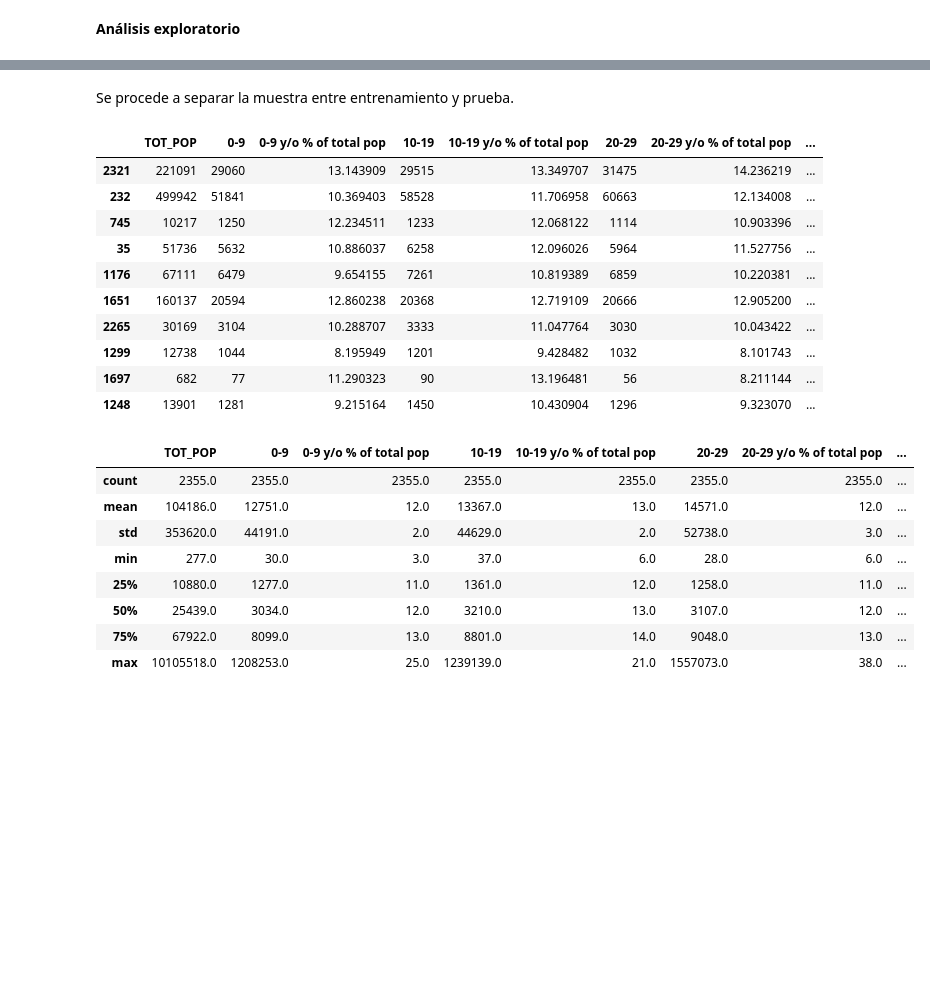
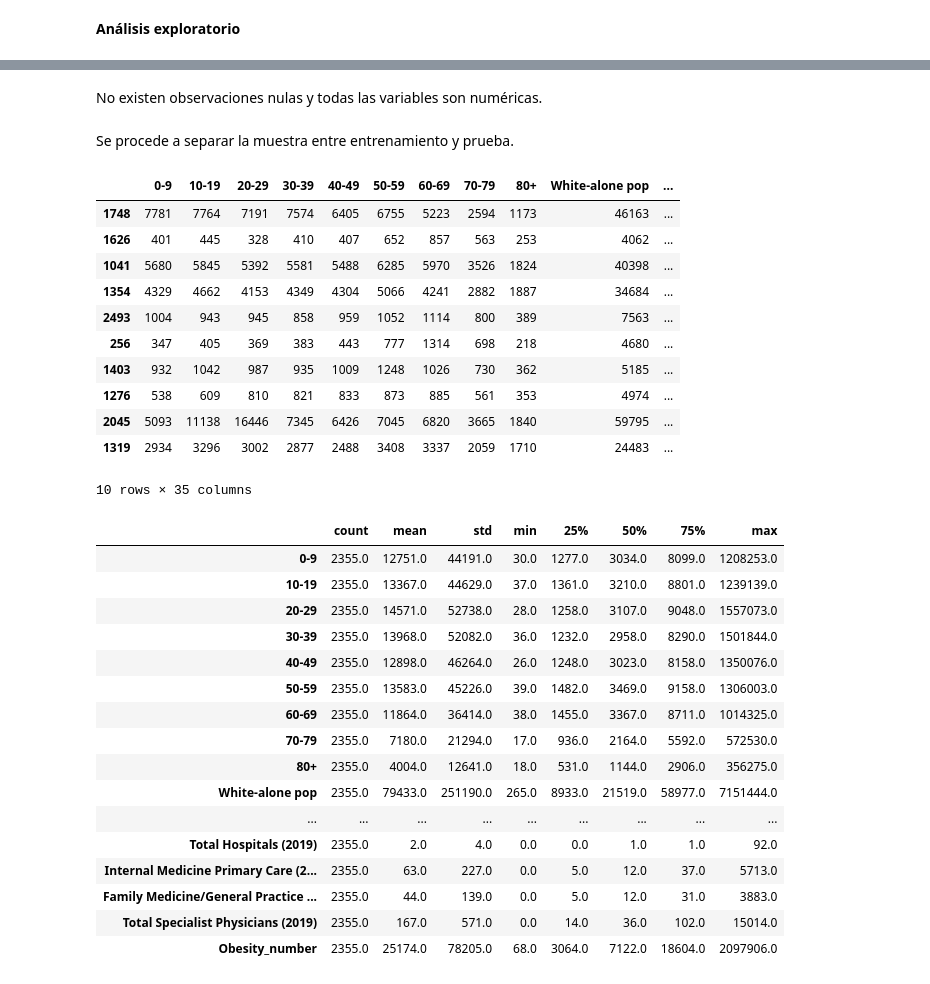
Before and after one commit to anasofiasama/Regularized-Lineal-Regression, a Jupyter notebook: src/explore.ipynb, the cells around one changed output, grey strips where cells are left out. Drawn from its saved outputs; the diff is of its cells as text; code cells hidden in the pictures; blank space fills up the shorter version.

```diff
--- a/src/explore.ipynb
+++ b/src/explore.ipynb
@@ -38,3 +42,6 @@ y=df['Obesity_number']
+# %%
+X=df[['0-9','10-19','20-29','30-39','40-49','50-59','60-69','70-79','80+','White-alone pop', 'Black-alone pop', 'Native American/American Indian-alone pop', 'Asian-alone pop', 'Hawaiian/Pacific Islander-alone pop', 'Two or more races pop','R_birth_2018', 'R_death_2018', 'R_INTERNATIONAL_MIG_2018', 'R_DOMESTIC_MIG_2018','Less than a high school diploma 2014-18', 'High school diploma only 2014-18', "Some college or associate's degree 2014-18", "Bachelor's degree or higher 2014-18", 'POVALL_2018', 'MEDHHINC_2018', 'Employed_2018', 'Active Physicians per 100000 Population 2018 (AAMC)', 'Total Active Patient Care Physicians per 100000 Population 2018 (AAMC)','Total nurse practitioners (2019)', 'Total physician assistants (2019)', 'Total Hospitals (2019)', 'Internal Medicine Primary Care (2019)', 'Family Medicine/General Practice Primary Care (2019)', 'Total Specialist Physicians (2019)']]
+y=df['Obesity_number']
 # %%
 X.info()
 # %% [output]
@@ -58,3 +65,5 @@ memory usage: 1.8 MB
+# %% [markdown]
+No existen observaciones nulas y todas las variables son numéricas.
 # %% [markdown]
 Se procede a separar la muestra entre entrenamiento y prueba.
 # %%
@@ -64,26 +73,35 @@ df_train=pd.concat([X_train,y_train], axis=1)
 # %%
 df_train.sample(10)
 # %% [output]
-|  | TOT_POP | 0-9 | 0-9 y/o % of total pop | 10-19 | 10-19 y/o % of total pop | 20-29 | 20-29 y/o % of total pop | ... |
-| 2321 | 221091 | 29060 | 13.143909 | 29515 | 13.349707 | 31475 | 14.236219 | ... |
-| 232 | 499942 | 51841 | 10.369403 | 58528 | 11.706958 | 60663 | 12.134008 | ... |
-| 745 | 10217 | 1250 | 12.234511 | 1233 | 12.068122 | 1114 | 10.903396 | ... |
-| 35 | 51736 | 5632 | 10.886037 | 6258 | 12.096026 | 5964 | 11.527756 | ... |
-| 1176 | 67111 | 6479 | 9.654155 | 7261 | 10.819389 | 6859 | 10.220381 | ... |
-| 1651 | 160137 | 20594 | 12.860238 | 20368 | 12.719109 | 20666 | 12.905200 | ... |
-| 2265 | 30169 | 3104 | 10.288707 | 3333 | 11.047764 | 3030 | 10.043422 | ... |
-| 1299 | 12738 | 1044 | 8.195949 | 1201 | 9.428482 | 1032 | 8.101743 | ... |
-| 1697 | 682 | 77 | 11.290323 | 90 | 13.196481 | 56 | 8.211144 | ... |
-| 1248 | 13901 | 1281 | 9.215164 | 1450 | 10.430904 | 1296 | 9.323070 | ... |
+|  | 0-9 | 10-19 | 20-29 | 30-39 | 40-49 | 50-59 | 60-69 | 70-79 | 80+ | White-alone pop | ... |
+| 1748 | 7781 | 7764 | 7191 | 7574 | 6405 | 6755 | 5223 | 2594 | 1173 | 46163 | ... |
+| 1626 | 401 | 445 | 328 | 410 | 407 | 652 | 857 | 563 | 253 | 4062 | ... |
+| 1041 | 5680 | 5845 | 5392 | 5581 | 5488 | 6285 | 5970 | 3526 | 1824 | 40398 | ... |
+| 1354 | 4329 | 4662 | 4153 | 4349 | 4304 | 5066 | 4241 | 2882 | 1887 | 34684 | ... |
+| 2493 | 1004 | 943 | 945 | 858 | 959 | 1052 | 1114 | 800 | 389 | 7563 | ... |
+| 256 | 347 | 405 | 369 | 383 | 443 | 777 | 1314 | 698 | 218 | 4680 | ... |
+| 1403 | 932 | 1042 | 987 | 935 | 1009 | 1248 | 1026 | 730 | 362 | 5185 | ... |
+| 1276 | 538 | 609 | 810 | 821 | 833 | 873 | 885 | 561 | 353 | 4974 | ... |
+| 2045 | 5093 | 11138 | 16446 | 7345 | 6426 | 7045 | 6820 | 3665 | 1840 | 59795 | ... |
+| 1319 | 2934 | 3296 | 3002 | 2877 | 2488 | 3408 | 3337 | 2059 | 1710 | 24483 | ... |
+10 rows × 35 columns
 # %%
-round(df_train.describe())
+round(df_train.describe().T)
 # %% [output]
-|  | TOT_POP | 0-9 | 0-9 y/o % of total pop | 10-19 | 10-19 y/o % of total pop | 20-29 | 20-29 y/o % of total pop | ... |
-| count | 2355.0 | 2355.0 | 2355.0 | 2355.0 | 2355.0 | 2355.0 | 2355.0 | ... |
-| mean | 104186.0 | 12751.0 | 12.0 | 13367.0 | 13.0 | 14571.0 | 12.0 | ... |
-| std | 353620.0 | 44191.0 | 2.0 | 44629.0 | 2.0 | 52738.0 | 3.0 | ... |
-| min | 277.0 | 30.0 | 3.0 | 37.0 | 6.0 | 28.0 | 6.0 | ... |
-| 25% | 10880.0 | 1277.0 | 11.0 | 1361.0 | 12.0 | 1258.0 | 11.0 | ... |
-| 50% | 25439.0 | 3034.0 | 12.0 | 3210.0 | 13.0 | 3107.0 | 12.0 | ... |
-| 75% | 67922.0 | 8099.0 | 13.0 | 8801.0 | 14.0 | 9048.0 | 13.0 | ... |
-| max | 10105518.0 | 1208253.0 | 25.0 | 1239139.0 | 21.0 | 1557073.0 | 38.0 | ... |
+|  | count | mean | std | min | 25% | 50% | 75% | max |
+| 0-9 | 2355.0 | 12751.0 | 44191.0 | 30.0 | 1277.0 | 3034.0 | 8099.0 | 1208253.0 |
+| 10-19 | 2355.0 | 13367.0 | 44629.0 | 37.0 | 1361.0 | 3210.0 | 8801.0 | 1239139.0 |
+| 20-29 | 2355.0 | 14571.0 | 52738.0 | 28.0 | 1258.0 | 3107.0 | 9048.0 | 1557073.0 |
+| 30-39 | 2355.0 | 13968.0 | 52082.0 | 36.0 | 1232.0 | 2958.0 | 8290.0 | 1501844.0 |
+| 40-49 | 2355.0 | 12898.0 | 46264.0 | 26.0 | 1248.0 | 3023.0 | 8158.0 | 1350076.0 |
+| 50-59 | 2355.0 | 13583.0 | 45226.0 | 39.0 | 1482.0 | 3469.0 | 9158.0 | 1306003.0 |
+| 60-69 | 2355.0 | 11864.0 | 36414.0 | 38.0 | 1455.0 | 3367.0 | 8711.0 | 1014325.0 |
+| 70-79 | 2355.0 | 7180.0 | 21294.0 | 17.0 | 936.0 | 2164.0 | 5592.0 | 572530.0 |
+| 80+ | 2355.0 | 4004.0 | 12641.0 | 18.0 | 531.0 | 1144.0 | 2906.0 | 356275.0 |
+| White-alone pop | 2355.0 | 79433.0 | 251190.0 | 265.0 | 8933.0 | 21519.0 | 58977.0 | 7151444.0 |
+| ... | ... | ... | ... | ... | ... | ... | ... | ... |
+| Total Hospitals (2019) | 2355.0 | 2.0 | 4.0 | 0.0 | 0.0 | 1.0 | 1.0 | 92.0 |
+| Internal Medicine Primary Care (2... | 2355.0 | 63.0 | 227.0 | 0.0 | 5.0 | 12.0 | 37.0 | 5713.0 |
+| Family Medicine/General Practice ... | 2355.0 | 44.0 | 139.0 | 0.0 | 5.0 | 12.0 | 31.0 | 3883.0 |
+| Total Specialist Physicians (2019) | 2355.0 | 167.0 | 571.0 | 0.0 | 14.0 | 36.0 | 102.0 | 15014.0 |
+| Obesity_number | 2355.0 | 25174.0 | 78205.0 | 68.0 | 3064.0 | 7122.0 | 18604.0 | 2097906.0 |
```
Also changed, not shown: parts of 26 cells of this notebook, 1 other file.
